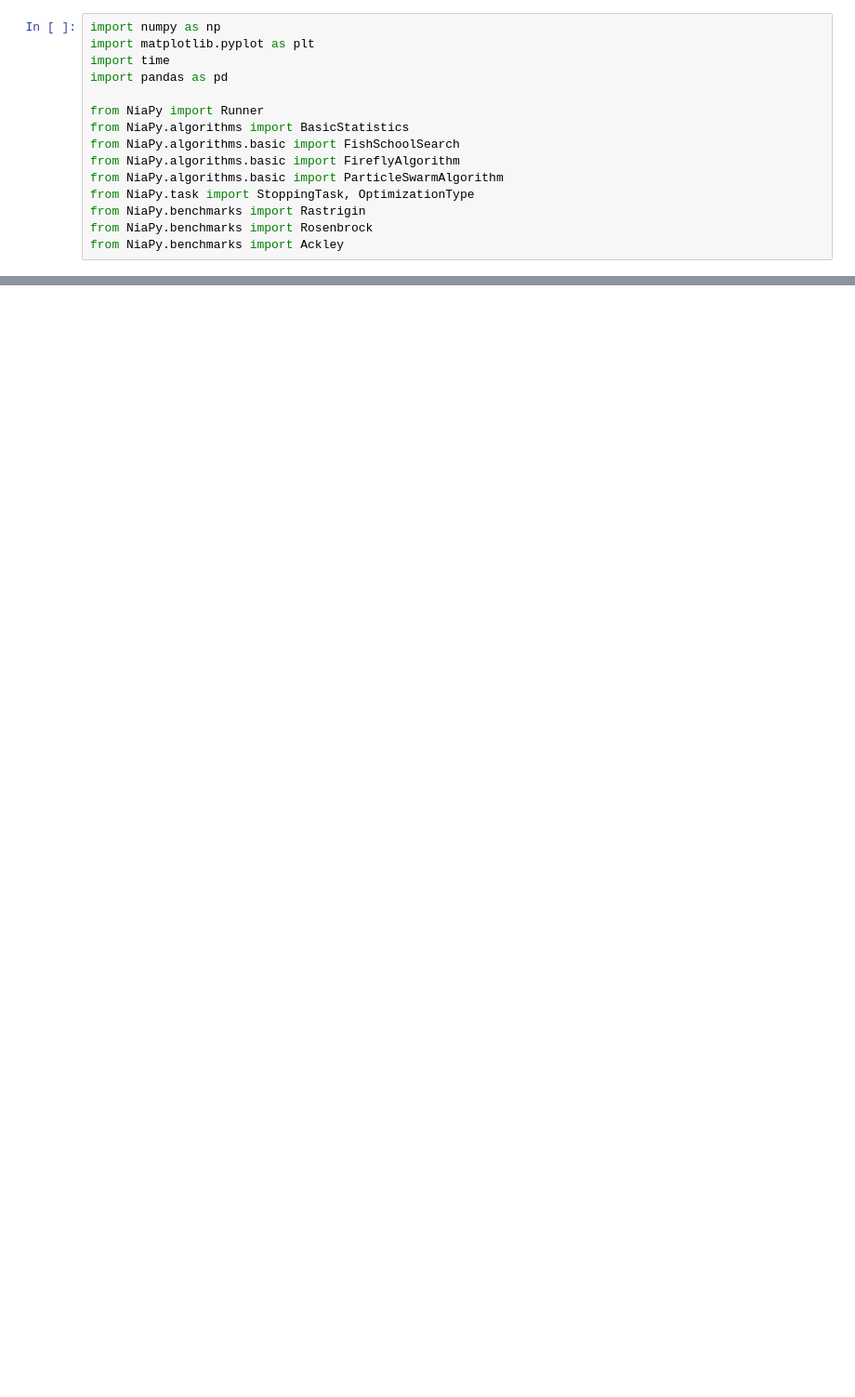
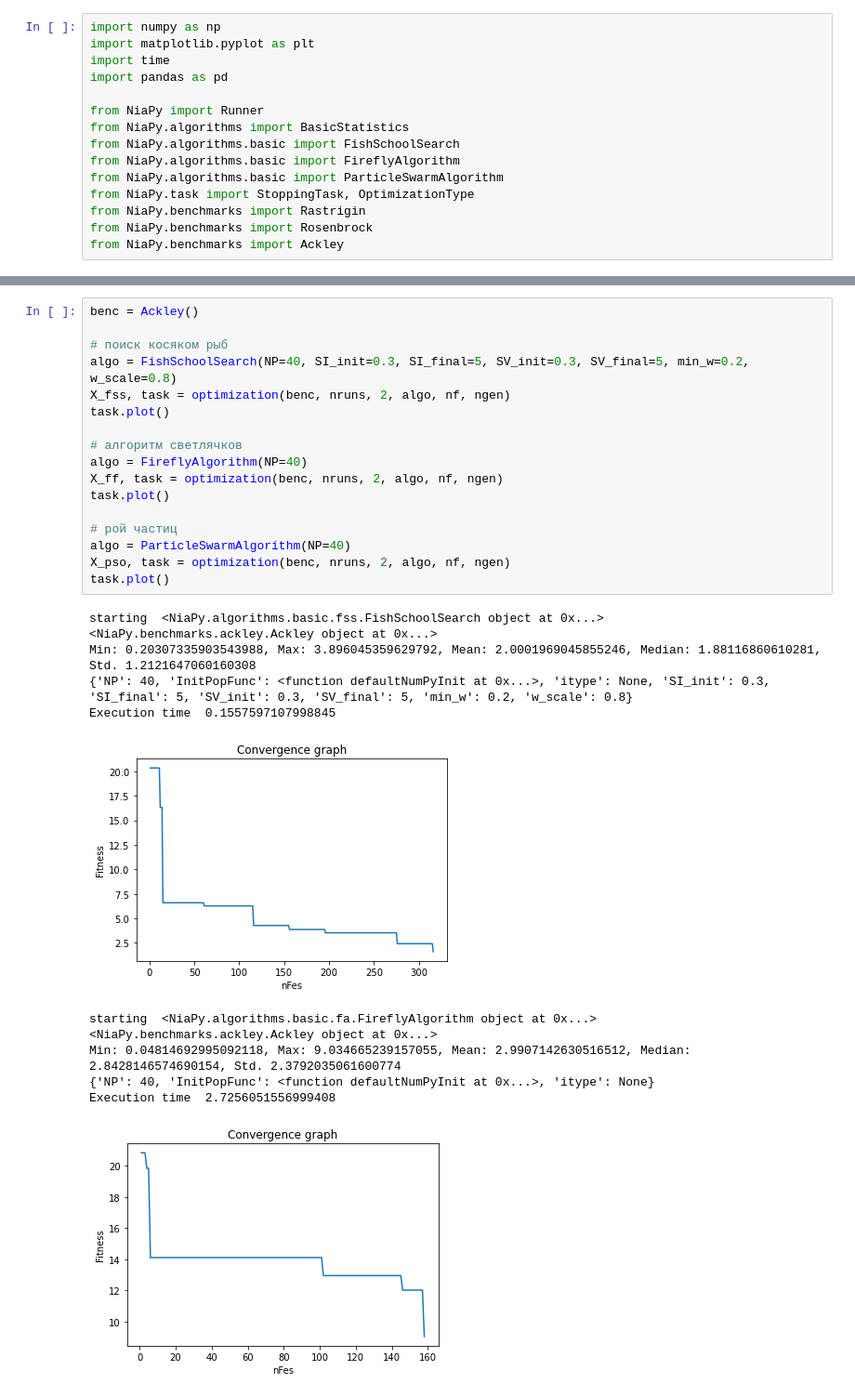
Before and after one commit to Loinen/FSS, a Jupyter notebook: FSS.ipynb, the cells around one changed output, grey strips where cells are left out. Shown: that part at 93% size. Cells and saved outputs as stored; diff of their text form; blank space fills up the shorter version.

```diff
--- a/FSS.ipynb
+++ b/FSS.ipynb
@@ -73,0 +118,28 @@ Execution time  0.08718033379955159
+# %%
+benc = Ackley()
+
+# поиск косяком рыб
+algo = FishSchoolSearch(NP=40, SI_init=0.3, SI_final=5, SV_init=0.3, SV_final=5, min_w=0.2, w_scale=0.8)
+X_fss, task = optimization(benc, nruns, 2, algo, nf, ngen)
+task.plot()
+
+# алгоритм светлячков
+algo = FireflyAlgorithm(NP=40)
+X_ff, task = optimization(benc, nruns, 2, algo, nf, ngen)
+task.plot()
+
+# рой частиц
+algo = ParticleSwarmAlgorithm(NP=40)
+X_pso, task = optimization(benc, nruns, 2, algo, nf, ngen)
+task.plot()
+# %% [output]
+starting  <NiaPy.algorithms.basic.fss.FishSchoolSearch object at 0x...> <NiaPy.benchmarks.ackley.Ackley object at 0x...>
+Min: 0.20307335903543988, Max: 3.896045359629792, Mean: 2.0001969045855246, Median: 1.88116860610281, Std. 1.2121647060160308
+{'NP': 40, 'InitPopFunc': <function defaultNumPyInit at 0x...>, 'itype': None, 'SI_init': 0.3, 'SI_final': 5, 'SV_init': 0.3, 'SV_final': 5, 'min_w': 0.2, 'w_scale': 0.8}
+Execution time  0.1557597107998845
+[figure, added]
+starting  <NiaPy.algorithms.basic.fa.FireflyAlgorithm object at 0x...> <NiaPy.benchmarks.ackley.Ackley object at 0x...>
+Min: 0.04814692995092118, Max: 9.034665239157055, Mean: 2.9907142630516512, Median: 2.8428146574690154, Std. 2.3792035061600774
+{'NP': 40, 'InitPopFunc': <function defaultNumPyInit at 0x...>, 'itype': None}
+Execution time  2.7256051556999408
+[figure, added]
```
Also changed, not shown: parts of 17 cells of this notebook.
